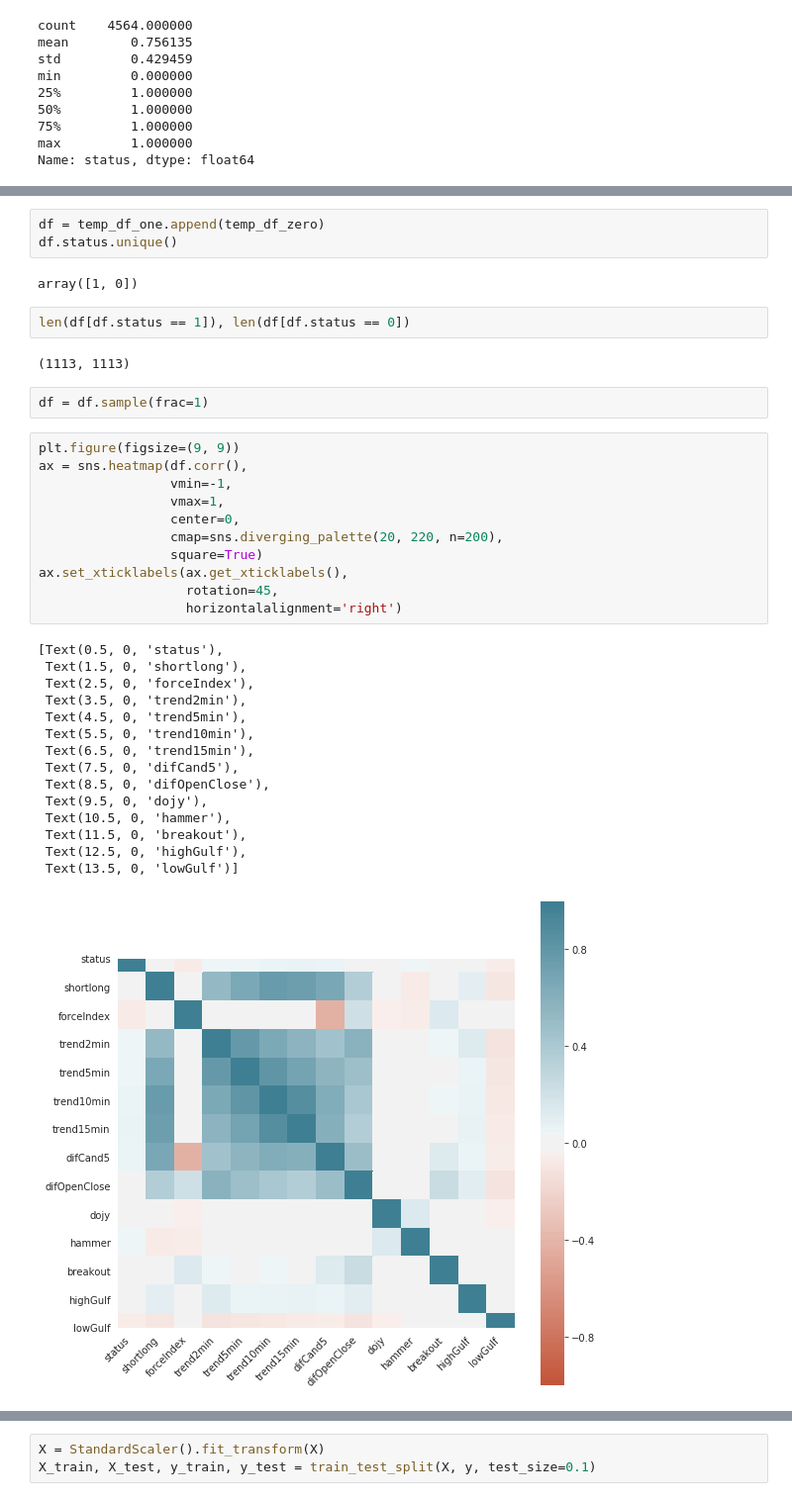
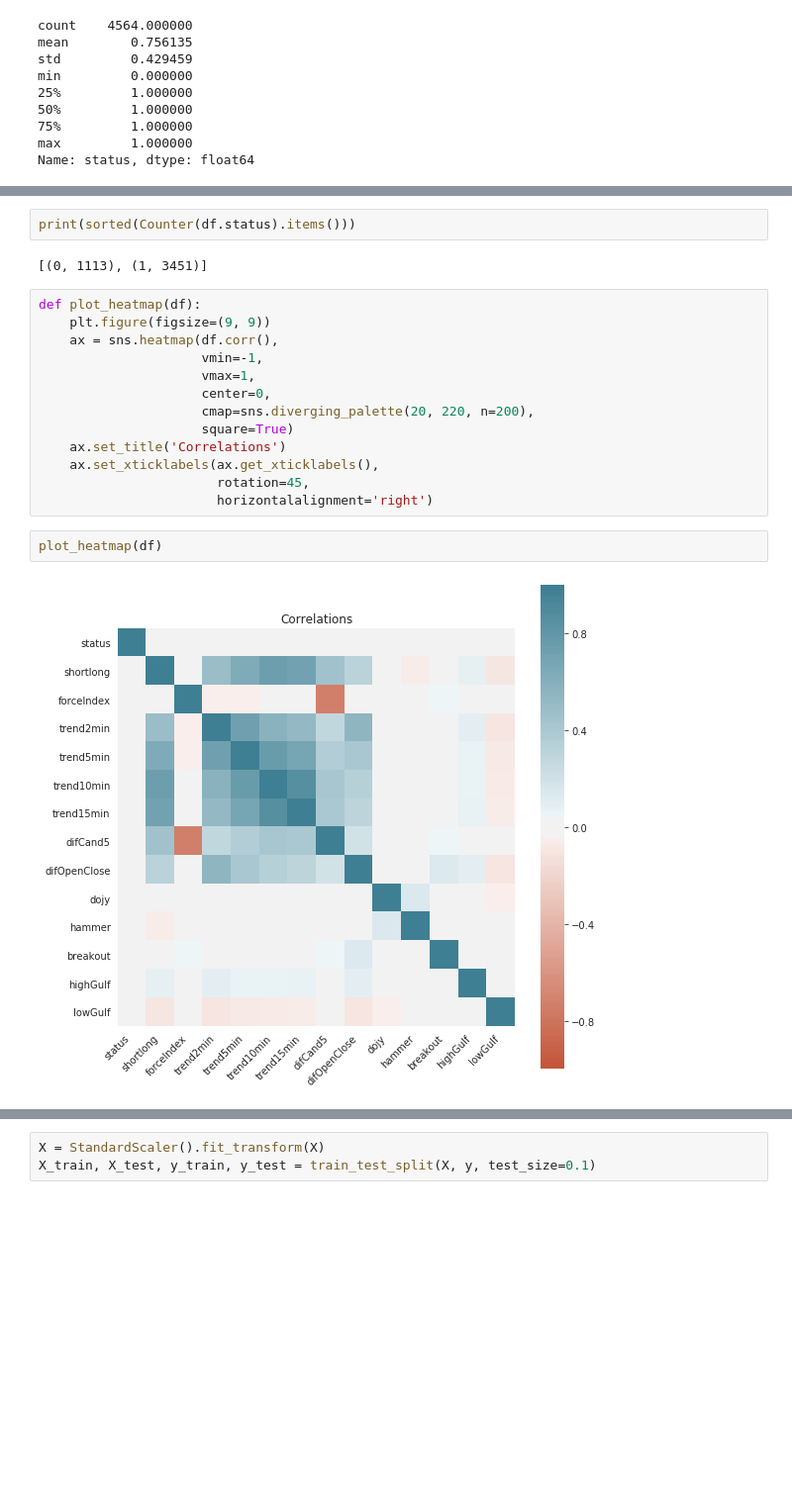
Before and after one commit to omkarudawant/Stock-movement-prediction, a Jupyter notebook: Stock Price Prediction.ipynb, the cells around one changed output, grey strips where cells are left out. Shown at 99% size. Saved outputs shown, nothing was run; the diff lists cells and outputs as text; blank space fills up the shorter version.

```diff
--- a/Stock Price Prediction.ipynb
+++ b/Stock Price Prediction.ipynb
@@ -153,38 +138,21 @@ len(temp_df_one.index), len(temp_df_zero.index)
-# %%
-df = temp_df_one.append(temp_df_zero)
-df.status.unique()
-# %% [output]
-array([1, 0])
-# %%
-len(df[df.status == 1]), len(df[df.status == 0])
-# %% [output]
-(1113, 1113)
-# %%
-df = df.sample(frac=1)
+# %%
+print(sorted(Counter(df.status).items()))
+# %% [output]
+[(0, 1113), (1, 3451)]
 # %%
-plt.figure(figsize=(9, 9))
-ax = sns.heatmap(df.corr(),
-                 vmin=-1,
-                 vmax=1,
-                 center=0,
-                 cmap=sns.diverging_palette(20, 220, n=200),
-                 square=True)
-ax.set_xticklabels(ax.get_xticklabels(),
-                   rotation=45,
-                   horizontalalignment='right')
+def plot_heatmap(df):
+    plt.figure(figsize=(9, 9))
+    ax = sns.heatmap(df.corr(),
+                     vmin=-1,
+                     vmax=1,
+                     center=0,
+                     cmap=sns.diverging_palette(20, 220, n=200),
+                     square=True)
+    ax.set_title('Correlations')
+    ax.set_xticklabels(ax.get_xticklabels(),
+                       rotation=45,
+                       horizontalalignment='right')
-# %% [output]
-[Text(0.5, 0, 'status'),
- Text(1.5, 0, 'shortlong'),
- Text(2.5, 0, 'forceIndex'),
- Text(3.5, 0, 'trend2min'),
- Text(4.5, 0, 'trend5min'),
- Text(5.5, 0, 'trend10min'),
- Text(6.5, 0, 'trend15min'),
- Text(7.5, 0, 'difCand5'),
- Text(8.5, 0, 'difOpenClose'),
- Text(9.5, 0, 'dojy'),
- Text(10.5, 0, 'hammer'),
- Text(11.5, 0, 'breakout'),
- Text(12.5, 0, 'highGulf'),
- Text(13.5, 0, 'lowGulf')]
-[figure, removed]
+# %%
+plot_heatmap(df)
+# %% [output]
+[figure, added]
```
Also changed, not shown: parts of 35 cells of this notebook.
